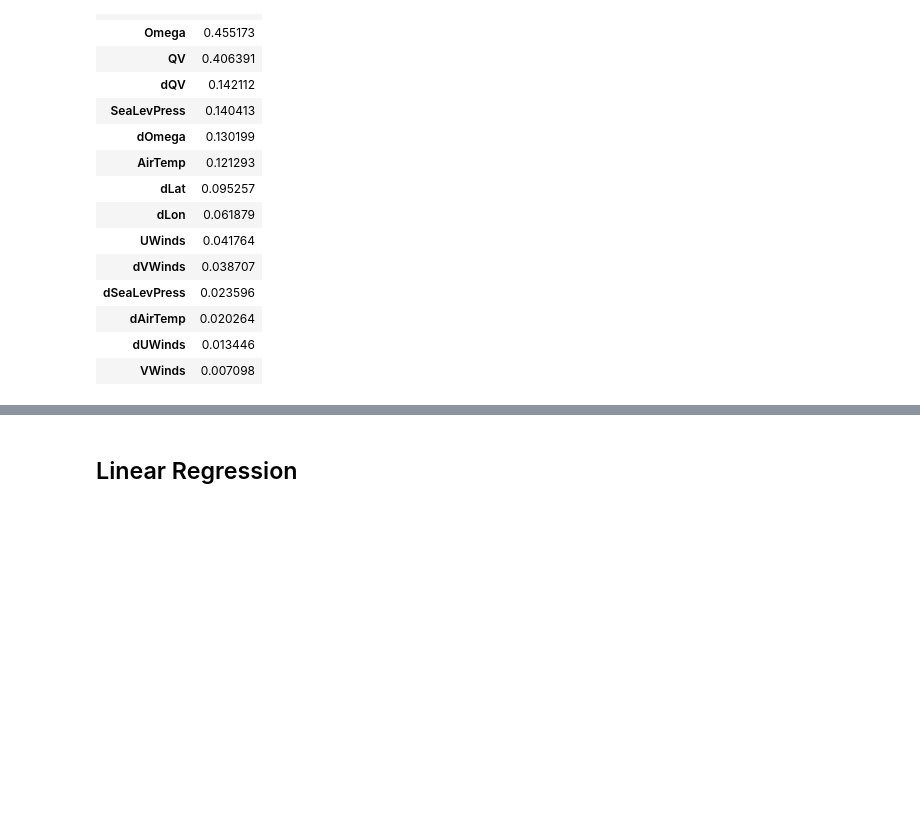
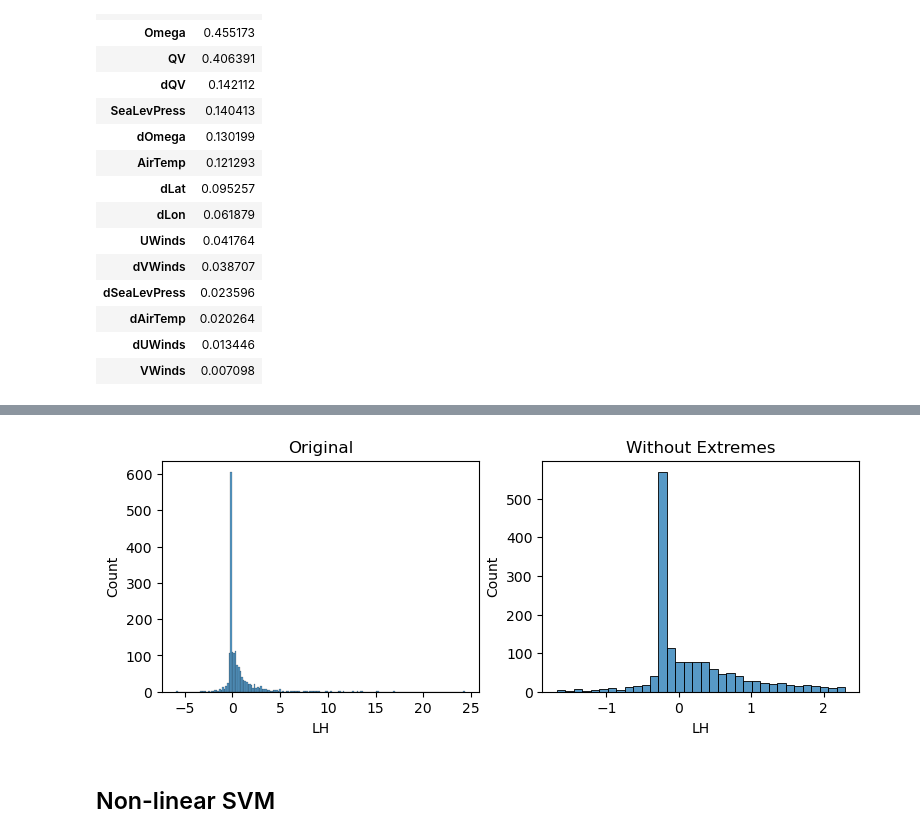
Before and after one commit to DanielRJohnson/EECS738-FP, a Jupyter notebook: bks-TimeDependency.ipynb, the cells around one changed output, grey strips where cells are left out. Cells and saved outputs as stored; diff of their text form; code cells hidden in the pictures; blank space fills up the shorter version.

```diff
--- a/bks-TimeDependency.ipynb
+++ b/bks-TimeDependency.ipynb
@@ -101,3 +111,18 @@ desc_corr
+# %%
+LQ = df.LH.quantile(0.25)
+UQ = df.LH.quantile(0.75)
+bound = 1.5 * (UQ - LQ) #Whisker length * IQR
+lower_bound = LQ - bound
+upper_bound = UQ + bound
+df["Extreme"] = np.where( (df["LH"] > upper_bound) | (df["LH"]  < lower_bound), 1, 0)
+# %%
+fig3, ax3 =plt.subplots(1, 2, figsize=(9,3))
+sns.histplot(df["LH"], ax=ax3[0])
+ax3[0].title.set_text("Original")
+sns.histplot(df["LH"][df.Extreme == 0], ax=ax3[1])
+ax3[1].title.set_text("Without Extremes")
+# %% [output]
+[figure, added]
 # %% [markdown]
-## Linear Regression
+## Non-linear SVM
 # %%
```
Also changed, not shown: parts of 5 cells of this notebook.
